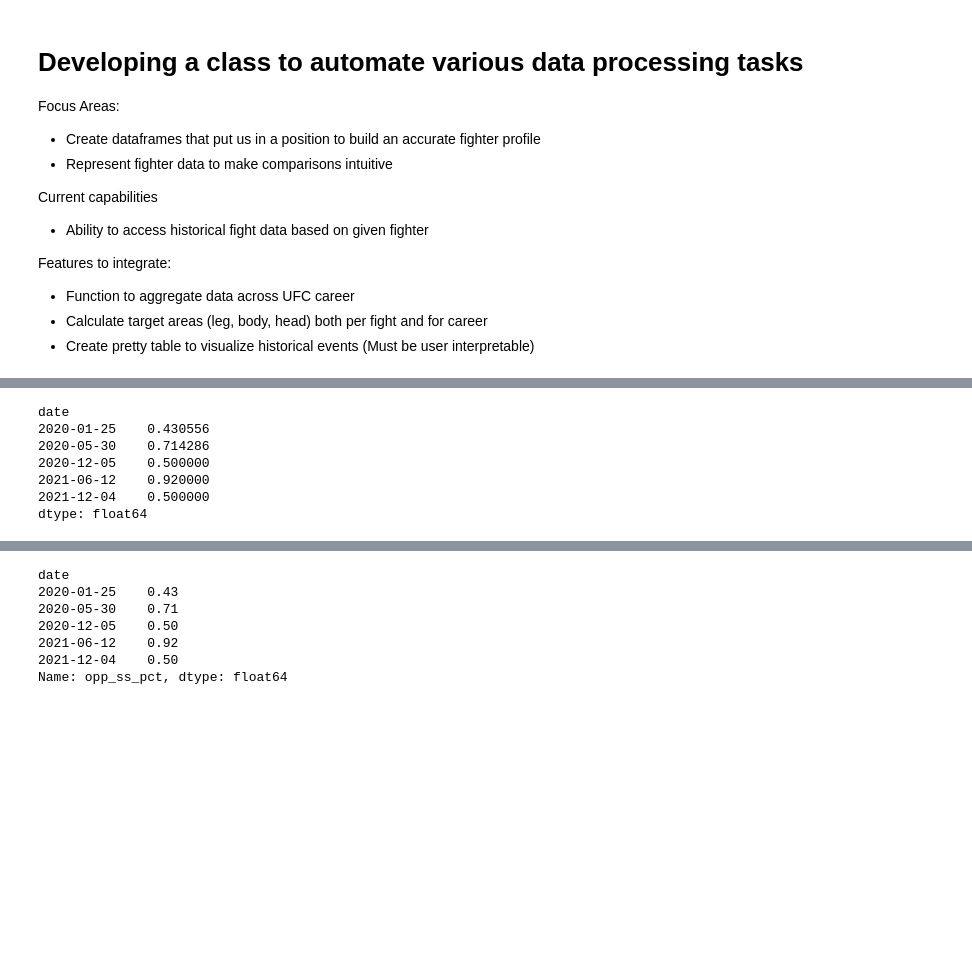
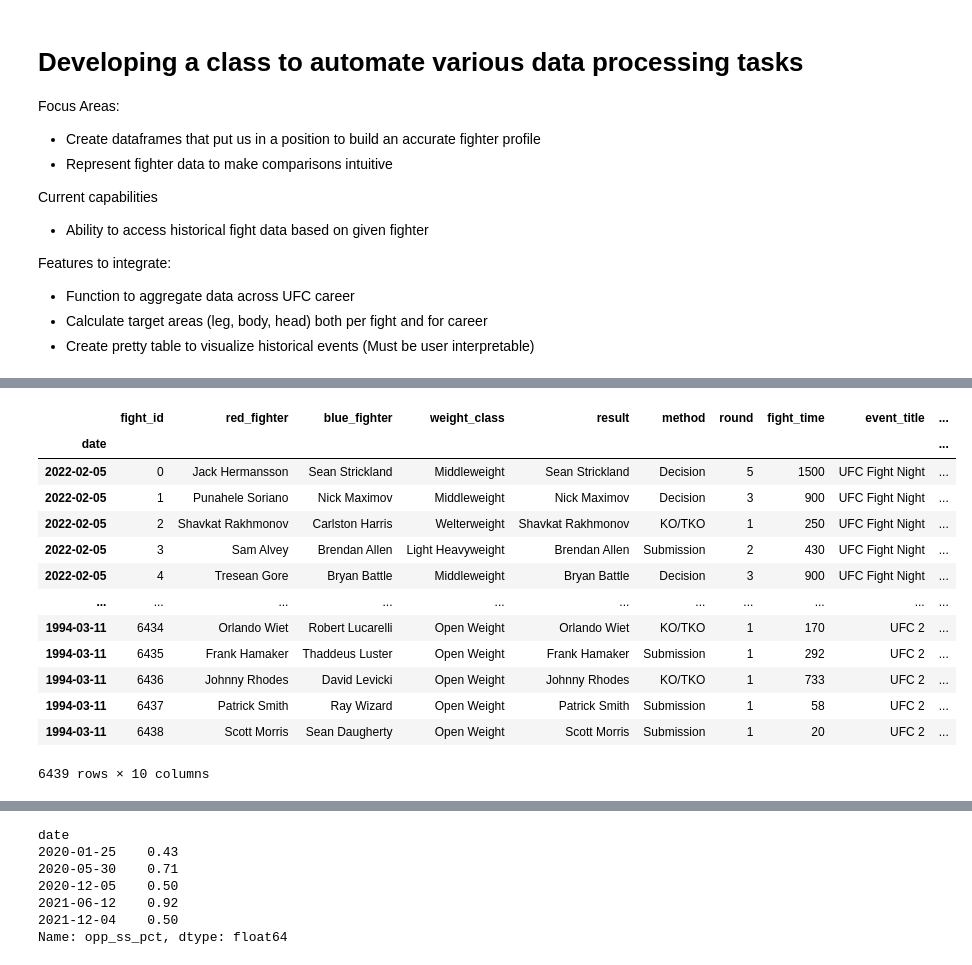
Before and after one commit to ayanga1998/UFC_Dashboard, a Jupyter notebook: Data_Analysis.ipynb, the cells around one changed output, grey strips where cells are left out. Cells and saved outputs as stored; diff of their text form; code cells hidden in the pictures; blank space fills up the shorter version.

Commit message:
updated dataset class

```diff
--- a/Data_Analysis.ipynb
+++ b/Data_Analysis.ipynb
@@ -73,3 +244,22 @@ Features to integrate:
+# %%
+og_data = Dataset().data
+
+og_data.loc[:,['fight_id', 'red_fighter', 'blue_fighter', 'weight_class', 'result', 'method', 'round', 'fight_time', 'event_title', 'location']]
+# %% [output]
+|  | fight_id | red_fighter | blue_fighter | weight_class | result | method | round | fight_time | event_title | ... |
+| date |  |  |  |  |  |  |  |  |  | ... |
+| 2022-02-05 | 0 | Jack Hermansson | Sean Strickland | Middleweight | Sean Strickland | Decision | 5 | 1500 | UFC Fight Night | ... |
+| 2022-02-05 | 1 | Punahele Soriano | Nick Maximov | Middleweight | Nick Maximov | Decision | 3 | 900 | UFC Fight Night | ... |
+| 2022-02-05 | 2 | Shavkat Rakhmonov | Carlston Harris | Welterweight | Shavkat Rakhmonov | KO/TKO | 1 | 250 | UFC Fight Night | ... |
+| 2022-02-05 | 3 | Sam Alvey | Brendan Allen | Light Heavyweight | Brendan Allen | Submission | 2 | 430 | UFC Fight Night | ... |
+| 2022-02-05 | 4 | Tresean Gore | Bryan Battle | Middleweight | Bryan Battle | Decision | 3 | 900 | UFC Fight Night | ... |
+| ... | ... | ... | ... | ... | ... | ... | ... | ... | ... | ... |
+| 1994-03-11 | 6434 | Orlando Wiet | Robert Lucarelli | Open Weight | Orlando Wiet | KO/TKO | 1 | 170 | UFC 2 | ... |
+| 1994-03-11 | 6435 | Frank Hamaker | Thaddeus Luster | Open Weight | Frank Hamaker | Submission | 1 | 292 | UFC 2 | ... |
+| 1994-03-11 | 6436 | Johnny Rhodes | David Levicki | Open Weight | Johnny Rhodes | KO/TKO | 1 | 733 | UFC 2 | ... |
+| 1994-03-11 | 6437 | Patrick Smith | Ray Wizard | Open Weight | Patrick Smith | Submission | 1 | 58 | UFC 2 | ... |
+| 1994-03-11 | 6438 | Scott Morris | Sean Daugherty | Open Weight | Scott Morris | Submission | 1 | 20 | UFC 2 | ... |
+6439 rows × 10 columns
 # %%
 # Continue to build class to store individual fighter data
 
@@ -148,10 +335,0 @@ data = dom.fight_data
-# %%
-data.opp_ss_landed/data.opp_ss_att
-# %% [output]
-date
-2020-01-25    0.430556
-2020-05-30    0.714286
-2020-12-05    0.500000
-2021-06-12    0.920000
-2021-12-04    0.500000
-dtype: float64
```
Also changed, not shown: parts of 18 cells of this notebook.
